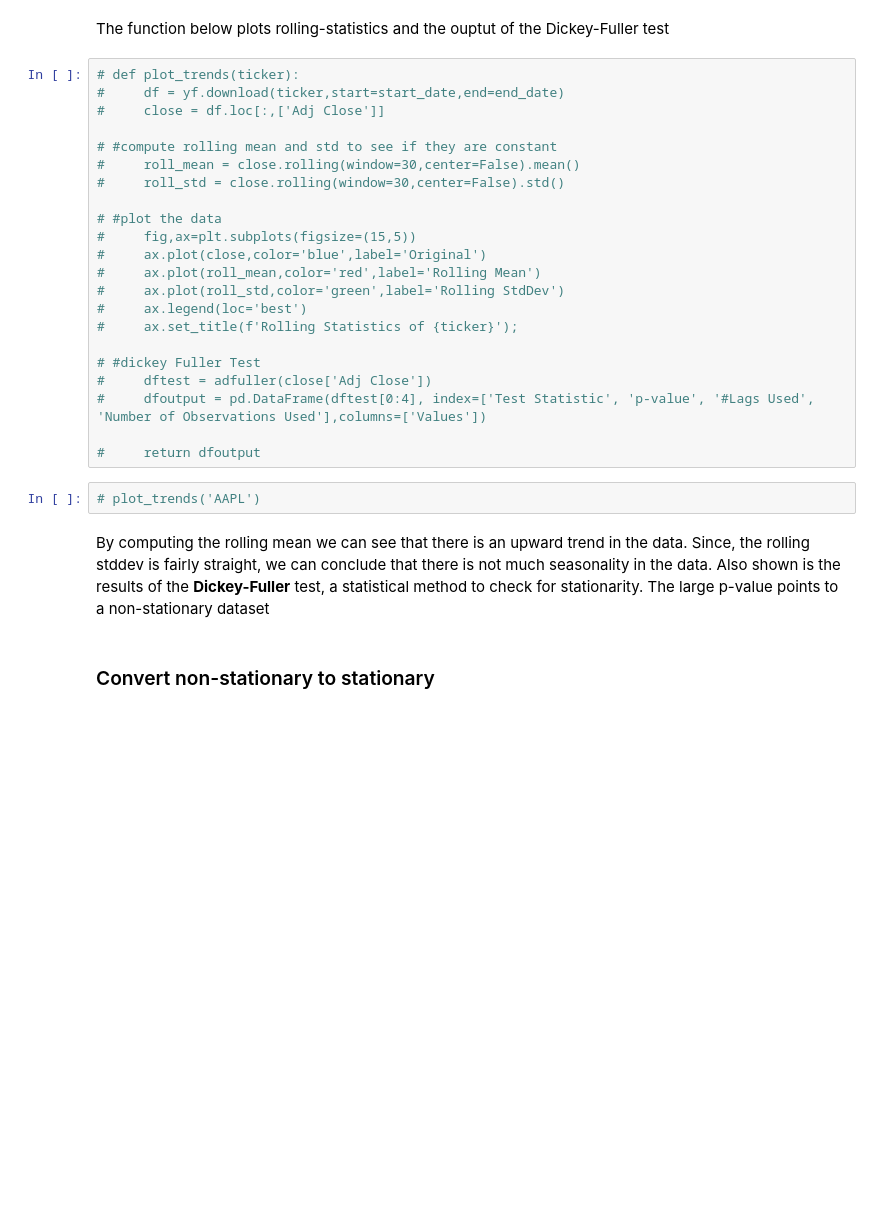
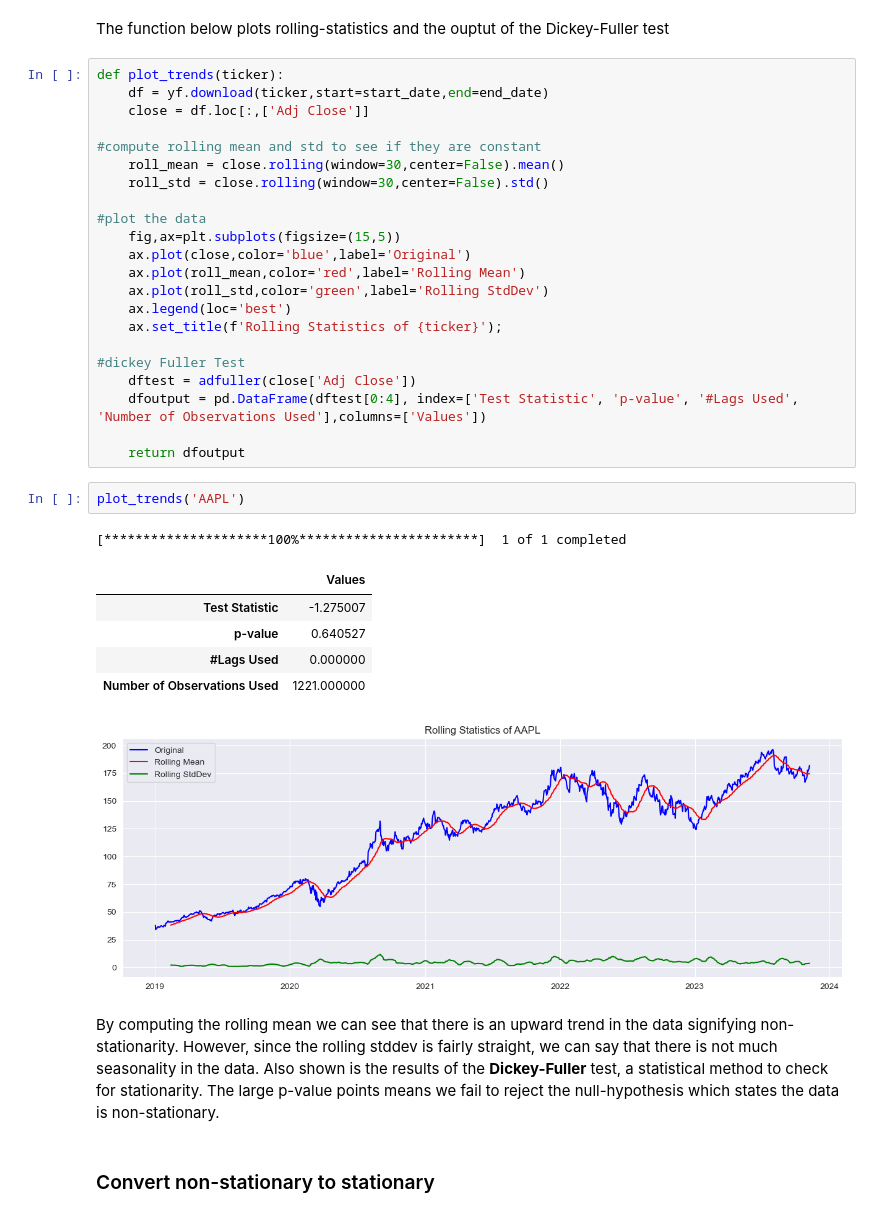
Before and after one commit to rahulakrish/portfolio_builder, a Jupyter notebook: code/new.ipynb, the cells around one changed output. Cells and saved outputs as stored; diff of their text form; blank space fills up the shorter version.

```diff
--- a/code/new.ipynb
+++ b/code/new.ipynb
@@ -541,31 +672,39 @@ Time series models are usually built on the premise that models are stationary i
 # %% [markdown]
 The function below plots rolling-statistics and the ouptut of the Dickey-Fuller test
 # %%
-# def plot_trends(ticker):
-#     df = yf.download(ticker,start=start_date,end=end_date)
-#     close = df.loc[:,['Adj Close']]
+def plot_trends(ticker):
+    df = yf.download(ticker,start=start_date,end=end_date)
+    close = df.loc[:,['Adj Close']]
 
-# #compute rolling mean and std to see if they are constant
-#     roll_mean = close.rolling(window=30,center=False).mean()
-#     roll_std = close.rolling(window=30,center=False).std()
+#compute rolling mean and std to see if they are constant
+    roll_mean = close.rolling(window=30,center=False).mean()
+    roll_std = close.rolling(window=30,center=False).std()
 
-# #plot the data
-#     fig,ax=plt.subplots(figsize=(15,5))
-#     ax.plot(close,color='blue',label='Original')
-#     ax.plot(roll_mean,color='red',label='Rolling Mean')
-#     ax.plot(roll_std,color='green',label='Rolling StdDev')
-#     ax.legend(loc='best')
-#     ax.set_title(f'Rolling Statistics of {ticker}');
+#plot the data
+    fig,ax=plt.subplots(figsize=(15,5))
+    ax.plot(close,color='blue',label='Original')
+    ax.plot(roll_mean,color='red',label='Rolling Mean')
+    ax.plot(roll_std,color='green',label='Rolling StdDev')
+    ax.legend(loc='best')
+    ax.set_title(f'Rolling Statistics of {ticker}');
 
-# #dickey Fuller Test
-#     dftest = adfuller(close['Adj Close'])
-#     dfoutput = pd.DataFrame(dftest[0:4], index=['Test Statistic', 'p-value', '#Lags Used', 'Number of Observations Used'],columns=['Values'])
+#dickey Fuller Test
+    dftest = adfuller(close['Adj Close'])
+    dfoutput = pd.DataFrame(dftest[0:4], index=['Test Statistic', 'p-value', '#Lags Used', 'Number of Observations Used'],columns=['Values'])
 
-#     return dfoutput
+    return dfoutput
-# %%
-# plot_trends('AAPL')
+# %%
+plot_trends('AAPL')
+# %% [output]
+[*********************100%***********************]  1 of 1 completed
+|  | Values |
+| Test Statistic | -1.275007 |
+| p-value | 0.640527 |
+| #Lags Used | 0.000000 |
+| Number of Observations Used | 1221.000000 |
+[figure, added]
 # %% [markdown]
-By computing the rolling mean we can see that there is an upward trend in the data. Since, the rolling stddev is fairly straight, we can conclude that there is not much seasonality in the data. Also shown is the results of the **Dickey-Fuller** test, a statistical method to check for stationarity. The large p-value points to a non-stationary dataset
+By computing the rolling mean we can see that there is an upward trend in the data signifying non-stationarity. However, since the rolling stddev is fairly straight, we can say that there is not much seasonality in the data. Also shown is the results of the **Dickey-Fuller** test, a statistical method to check for stationarity. The large p-value points means we fail to reject the null-hypothesis which states the data is non-stationary.
 # %% [markdown]
 ### Convert non-stationary to stationary
 # %%
```
Also changed, not shown: parts of 117 cells of this notebook.
